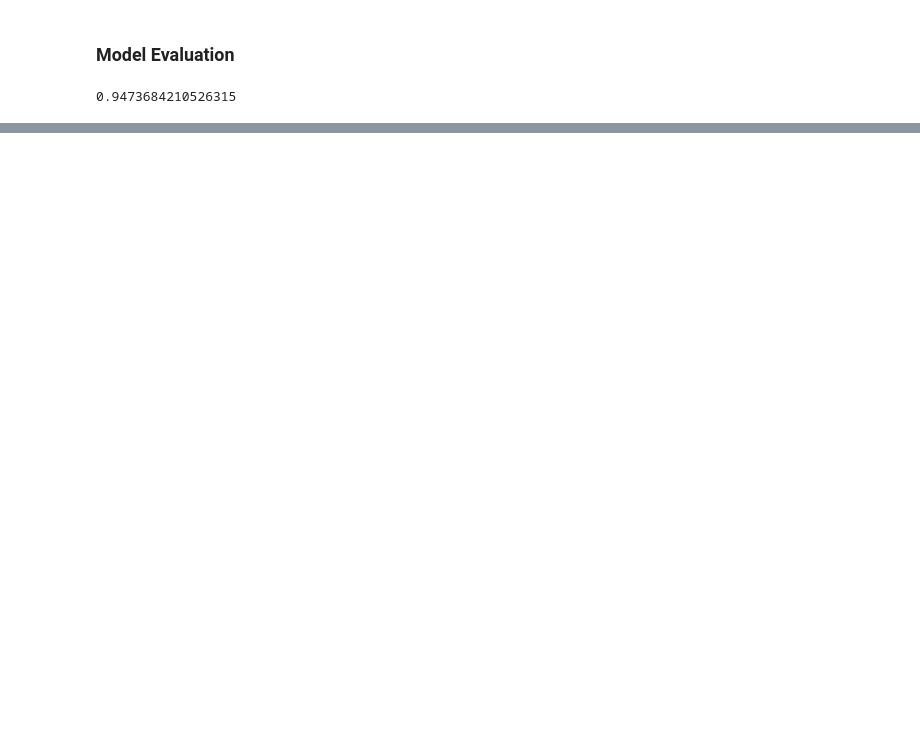
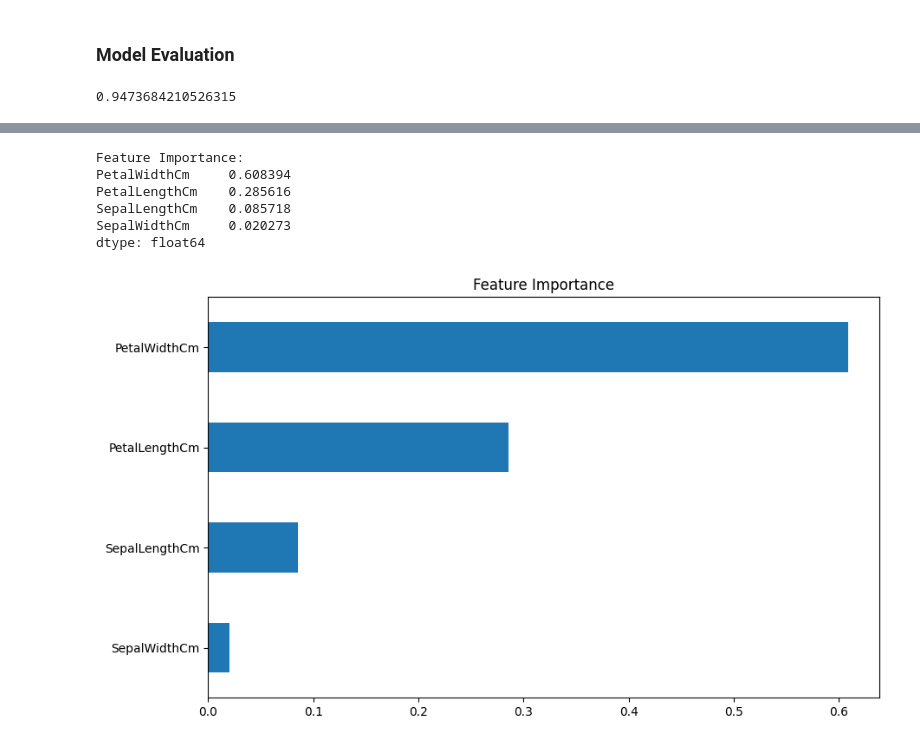
Before and after one commit to dmisasanka2002/Machine-Learning-Concepts, a Jupyter notebook: Supervised Learning/10 - Implement Random Forest Algorithm.ipynb, the cells around one changed output, grey strips where cells are left out. Drawn from its saved outputs; the diff is of its cells as text; code cells hidden in the pictures; blank space fills up the shorter version.

```diff
--- a/Supervised Learning/10 - Implement Random Forest Algorithm.ipynb
+++ b/Supervised Learning/10 - Implement Random Forest Algorithm.ipynb
@@ -133,0 +138,20 @@ array([[15,  0,  0],
+# %%
+# Feature Importance
+feature_importance = pd.Series(model.feature_importances_, index=x_vals.columns)
+print("Feature Importance:")
+print(feature_importance.sort_values(ascending=False))
+# %% [output]
+Feature Importance:
+PetalWidthCm     0.608394
+PetalLengthCm    0.285616
+SepalLengthCm    0.085718
+SepalWidthCm     0.020273
+dtype: float64
+# %%
+import matplotlib.pyplot as plt
+
+# Visualize Feature Importance
+feature_importance.sort_values().plot(kind='barh', title="Feature Importance", figsize=(10, 6))
+plt.show()
+# %% [output]
+[figure, added]
```
Also changed, not shown: parts of 4 cells of this notebook, 3 other files.
